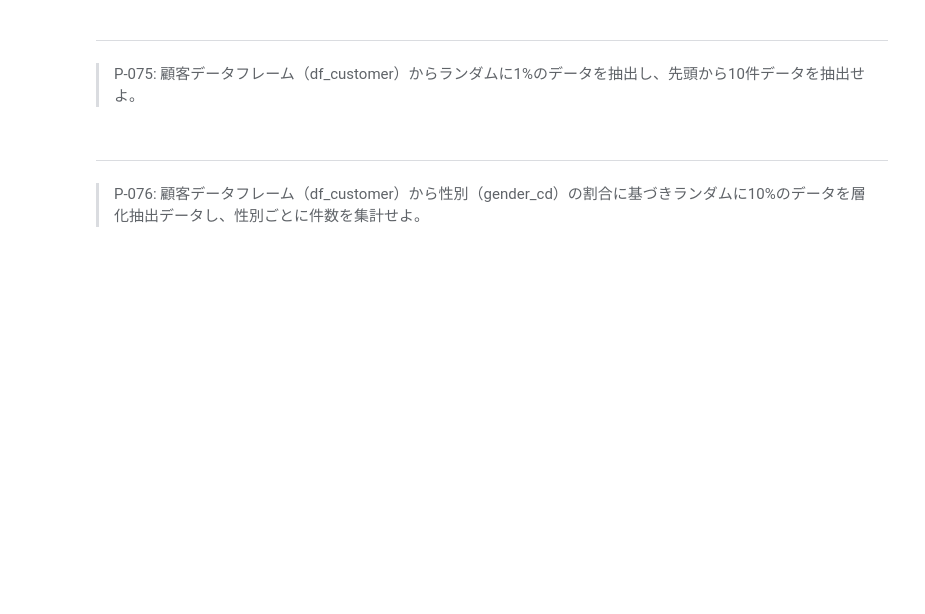
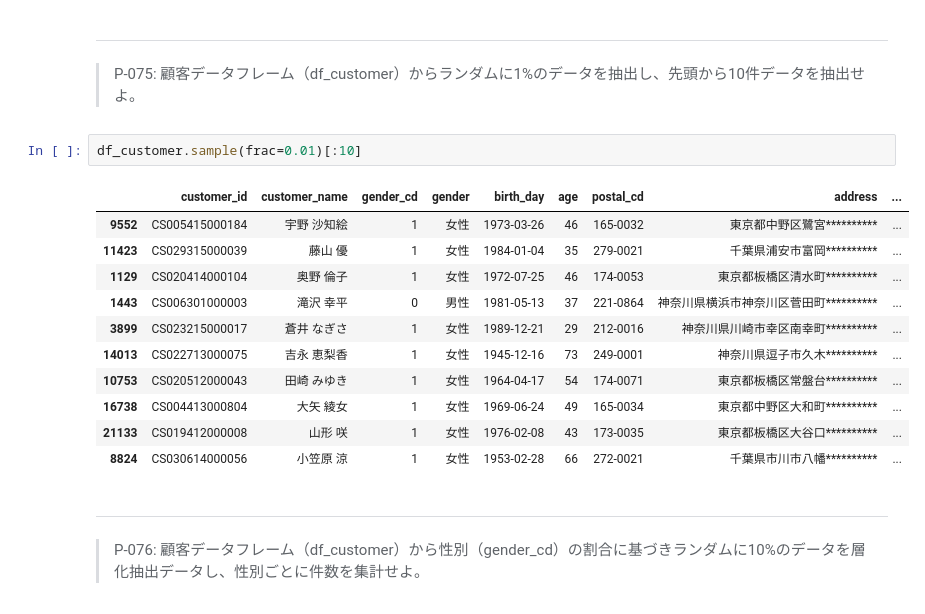
Before and after one commit to twobooks/100knocks-preprocess-training, a Jupyter notebook: docker/work/preprocess_knock_Python.ipynb, the cells around one changed output. Drawn from its saved outputs; the diff is of its cells as text; blank space fills up the shorter version.

```diff
--- a/docker/work/preprocess_knock_Python.ipynb
+++ b/docker/work/preprocess_knock_Python.ipynb
@@ -1340,6 +1718,20 @@ ans[:10]
 # %% [markdown]
 ---
 > P-075: 顧客データフレーム（df_customer）からランダムに1%のデータを抽出し、先頭から10件データを抽出せよ。
+# %%
+df_customer.sample(frac=0.01)[:10]
+# %% [output]
+|  | customer_id | customer_name | gender_cd | gender | birth_day | age | postal_cd | address | ... |
+| 9552 | CS005415000184 | 宇野 沙知絵 | 1 | 女性 | 1973-03-26 | 46 | 165-0032 | 東京都中野区鷺宮********** | ... |
+| 11423 | CS029315000039 | 藤山 優 | 1 | 女性 | 1984-01-04 | 35 | 279-0021 | 千葉県浦安市富岡********** | ... |
+| 1129 | CS020414000104 | 奥野 倫子 | 1 | 女性 | 1972-07-25 | 46 | 174-0053 | 東京都板橋区清水町********** | ... |
+| 1443 | CS006301000003 | 滝沢 幸平 | 0 | 男性 | 1981-05-13 | 37 | 221-0864 | 神奈川県横浜市神奈川区菅田町********** | ... |
+| 3899 | CS023215000017 | 蒼井 なぎさ | 1 | 女性 | 1989-12-21 | 29 | 212-0016 | 神奈川県川崎市幸区南幸町********** | ... |
+| 14013 | CS022713000075 | 吉永 恵梨香 | 1 | 女性 | 1945-12-16 | 73 | 249-0001 | 神奈川県逗子市久木********** | ... |
+| 10753 | CS020512000043 | 田崎 みゆき | 1 | 女性 | 1964-04-17 | 54 | 174-0071 | 東京都板橋区常盤台********** | ... |
+| 16738 | CS004413000804 | 大矢 綾女 | 1 | 女性 | 1969-06-24 | 49 | 165-0034 | 東京都中野区大和町********** | ... |
+| 21133 | CS019412000008 | 山形 咲 | 1 | 女性 | 1976-02-08 | 43 | 173-0035 | 東京都板橋区大谷口********** | ... |
+| 8824 | CS030614000056 | 小笠原 涼 | 1 | 女性 | 1953-02-28 | 66 | 272-0021 | 千葉県市川市八幡********** | ... |
 # %% [markdown]
 ---
 > P-076: 顧客データフレーム（df_customer）から性別（gender_cd）の割合に基づきランダムに10%のデータを層化抽出データし、性別ごとに件数を集計せよ。
```
Also changed, not shown: parts of 26 cells of this notebook, 1 other file.
